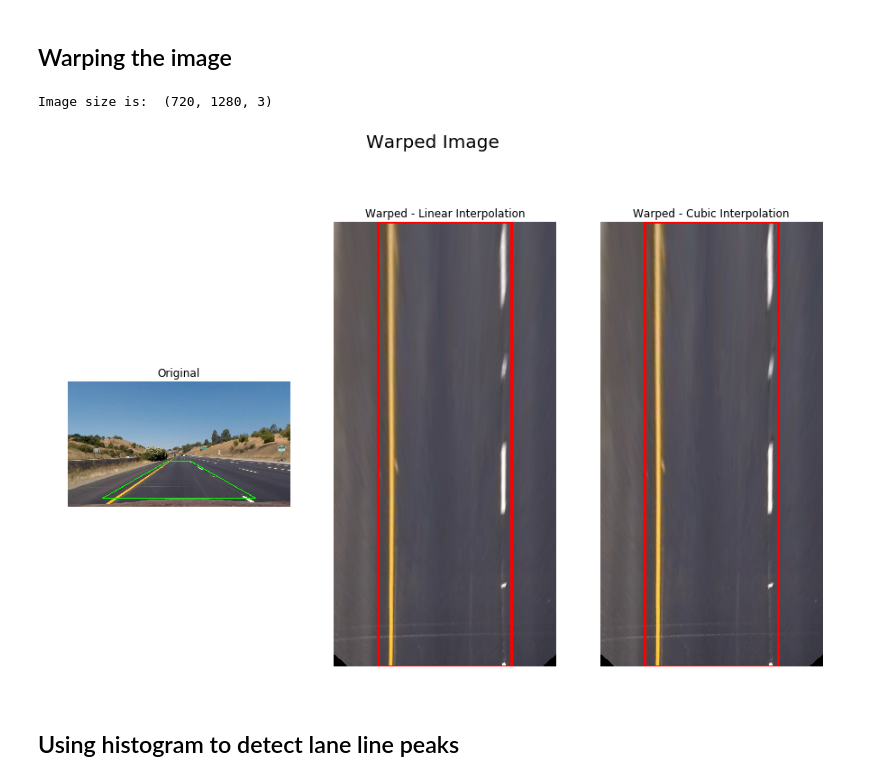
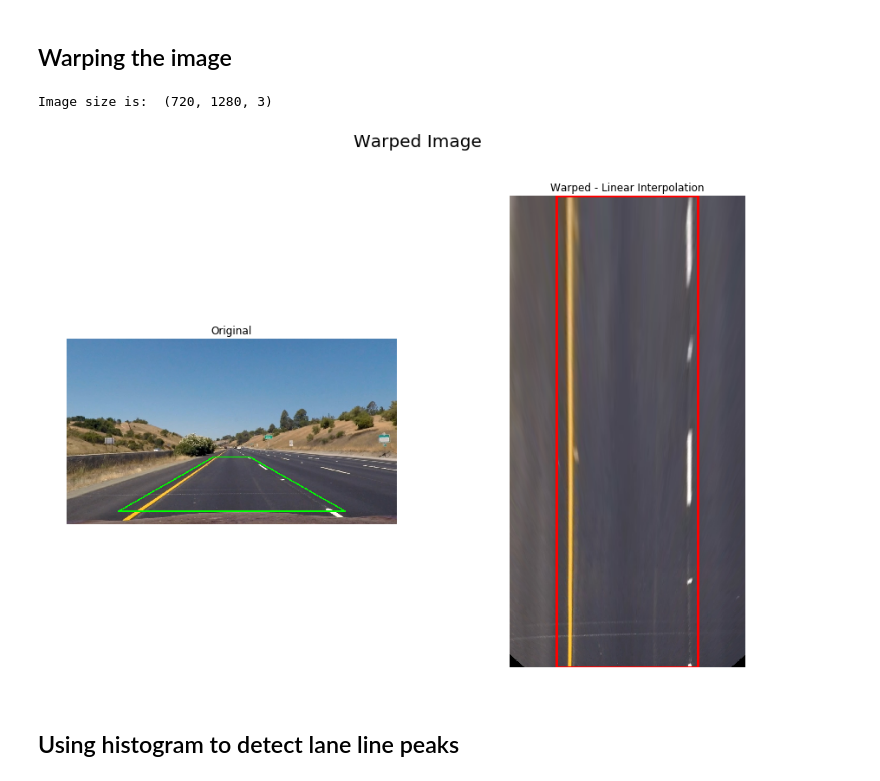
Before and after one commit to llahti/CarND-Advanced-Lane-Lines, a Jupyter notebook: report.ipynb, the cells around one changed output. Saved outputs shown, nothing was run; the diff lists cells and outputs as text; code cells hidden in the pictures.

```diff
--- a/report.ipynb
+++ b/report.ipynb
@@ -562,40 +1156,41 @@ warped_linear = cv2.warpPerspective(image, M, image_size, flags=cv2.INTER_LINEAR
 warped_cubic = cv2.warpPerspective(image, M, image_size, flags=cv2.INTER_CUBIC)
 
 # Draw warp rectangle to original image
 #print(src)
 vertices_src = src.reshape((-1,1,2)).astype(dtype=np.int32)
 #pts = np.array([[10,5],[20,30],[70,20],[50,10]], np.int32)
 #vertices = pts.reshape((-1,1,2))
 #print(vertices_src)
 cv2.polylines(image, [vertices_src], True, [0,255,0], 3)
 
 vertices_dst = dst.reshape((-1,1,2)).astype(dtype=np.int32)
 cv2.polylines(warped_linear, [vertices_dst], True, [255,0,0], 2)
 cv2.polylines(warped_cubic, [vertices_dst], True, [255,0,0], 2)
 
 fig = plt.figure(figsize=(15, 10))
 fig.suptitle("Warped Image", fontsize=20)
 
 #Show original image
-a = fig.add_subplot(1, 3, 1)
+a = fig.add_subplot(1, 2, 1)
 plt.axis('off')
 plt.title("Original")
 plt.imshow(image)
 # Show warped image
-a = fig.add_subplot(1, 3, 2)
+a = fig.add_subplot(1, 2, 2)
 plt.axis('off')
 plt.title("Warped - Linear Interpolation")
 plt.imshow(warped_linear)
 
-a = fig.add_subplot(1, 3, 3)
-plt.axis('off')
-plt.title("Warped - Cubic Interpolation")
-plt.imshow(warped_cubic)
+#a = fig.add_subplot(1, 3, 3)
+#plt.axis('off')
+#plt.title("Warped - Cubic Interpolation")
+#plt.imshow(warped_cubic)
 
 plt.savefig("./illustrations/warped.jpg")
+plt.savefig("./output_images/tmp.jpg")
 # %% [output]
 Image size is:  (720, 1280, 3)
-[figure, old version]
+[figure, new version]
 # %% [markdown]
 ## Using histogram to detect lane line peaks
 # %%
```
Also changed, not shown: parts of 43 cells of this notebook, 19 other files.
